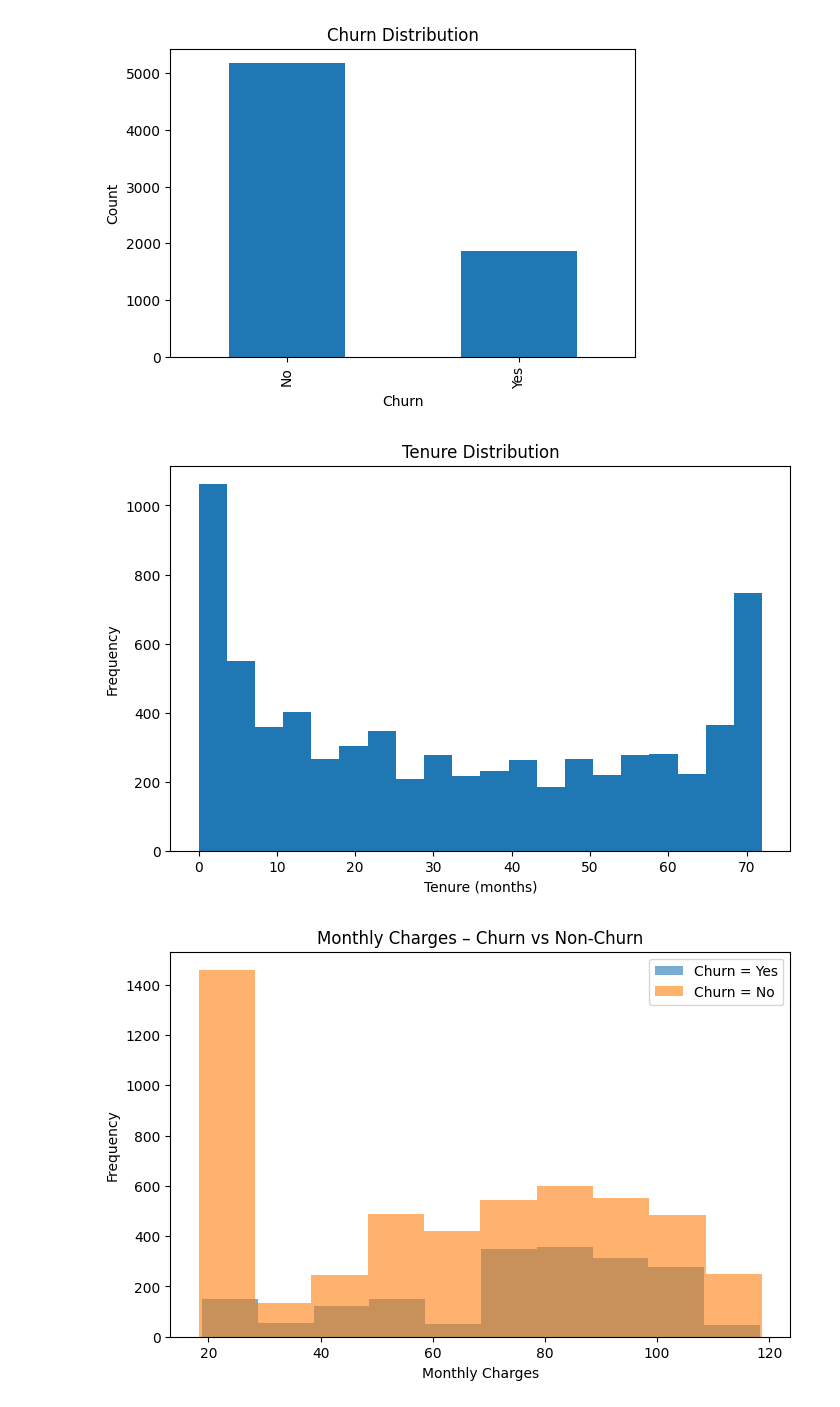
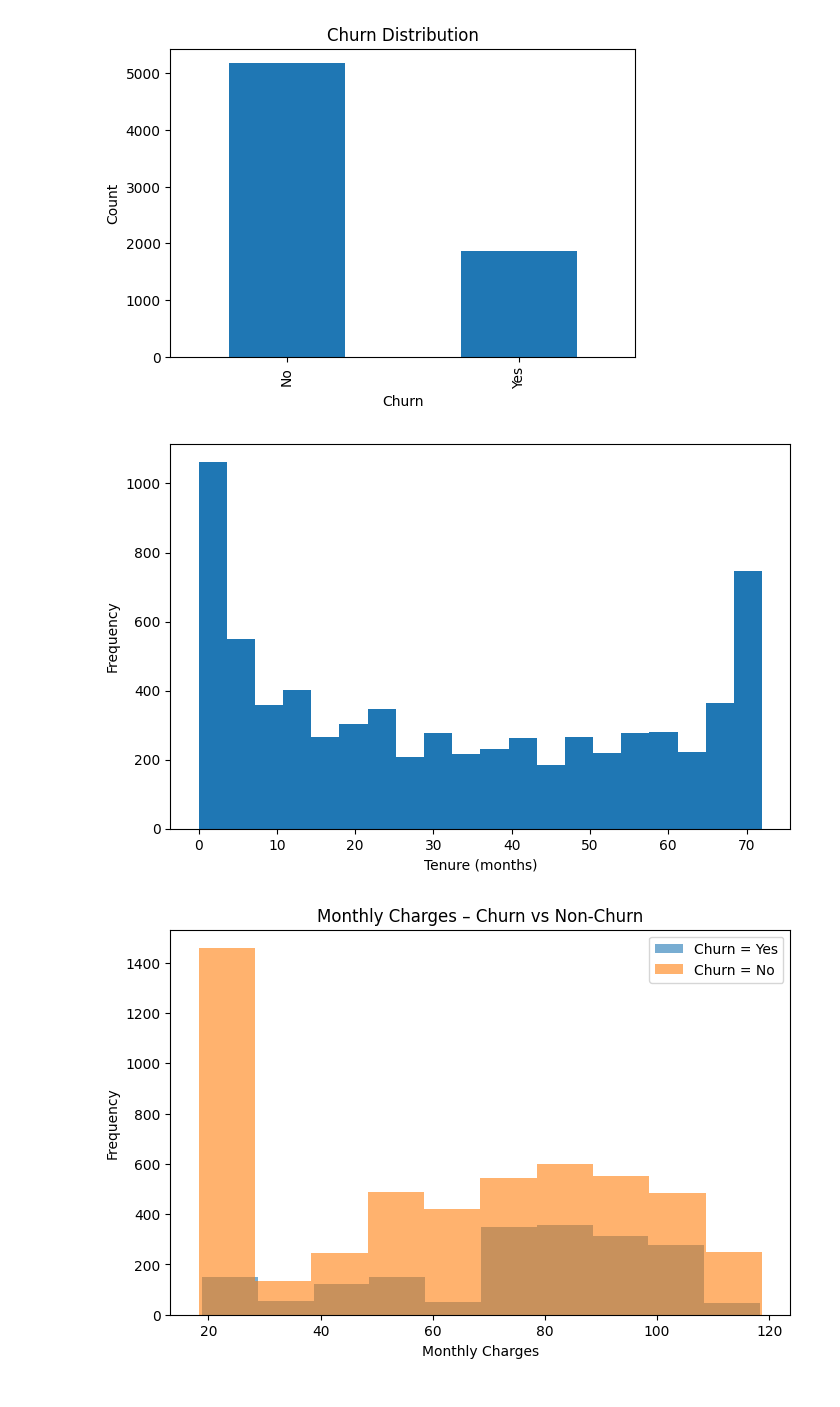
Before and after one commit to YasiruMethmal123/Telco-Customer-Churn, a Jupyter notebook: Churn_Prediction.ipynb, the cells around one changed output. Saved outputs shown, nothing was run; the diff lists cells and outputs as text; code cells hidden in the pictures.

```diff
--- a/Churn_Prediction.ipynb
+++ b/Churn_Prediction.ipynb
@@ -176,12 +176,12 @@ plt.show()
 # %%
 plt.figure(figsize=(8,5))
 plt.hist(df['tenure'], bins=20)
-plt.title("Tenure Distribution")
+plt.title("")
 plt.xlabel("Tenure (months)")
 plt.ylabel("Frequency")
 plt.show()
 # %% [output]
-[figure, old version]
+[figure, new version]
 # %%
 plt.figure(figsize=(8,5))
 df[df['Churn']=="Yes"]['MonthlyCharges'].plot(kind='hist', alpha=0.6, label="Churn = Yes")
```
Also changed, not shown: parts of 2 cells of this notebook.
